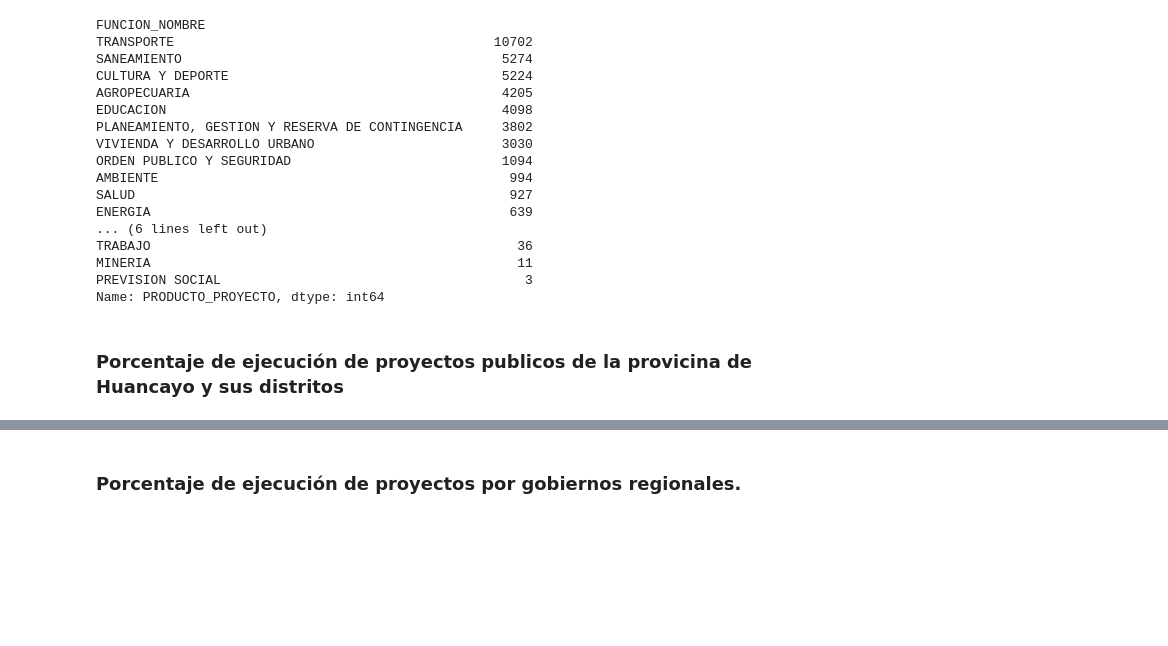
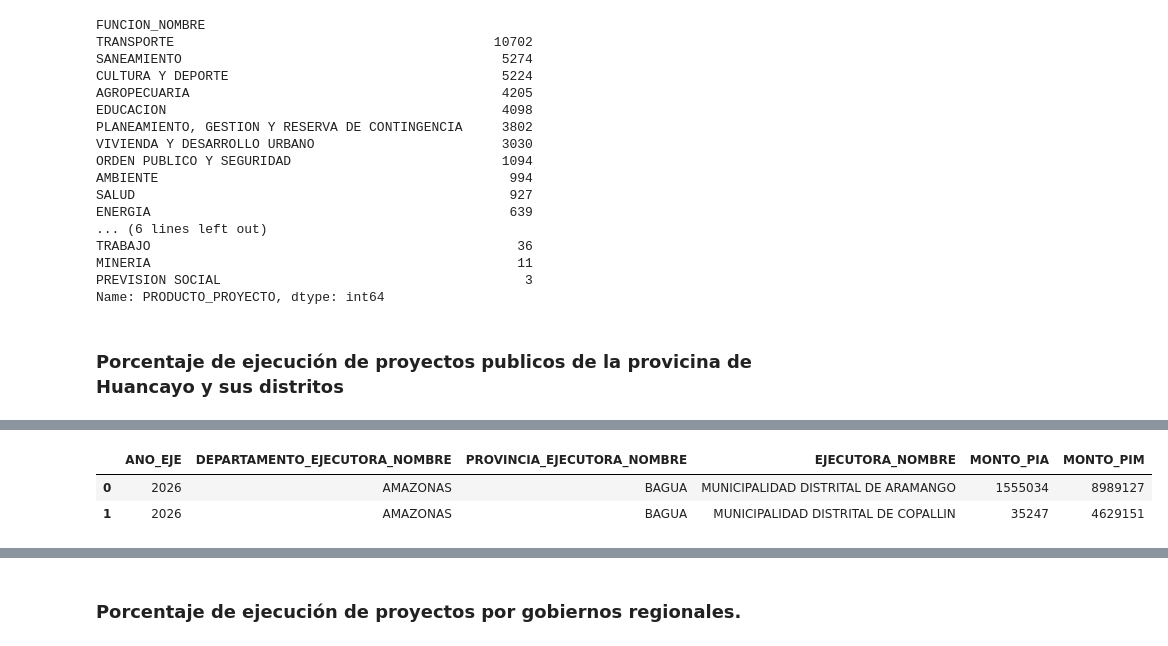
Before and after one commit to antonio-xrp/data_analysis_dashboard, a Jupyter notebook: projects/0.1_ejecucion_presupuesto/notebooks/0.1_presupuesto_ejecuciongasto.ipynb, the cells around one changed output, grey strips where cells are left out. Drawn from its saved outputs; the diff is of its cells as text; code cells hidden in the pictures; blank space fills up the shorter version.

```diff
--- a/projects/0.1_ejecucion_presupuesto/notebooks/0.1_presupuesto_ejecuciongasto.ipynb
+++ b/projects/0.1_ejecucion_presupuesto/notebooks/0.1_presupuesto_ejecuciongasto.ipynb
@@ -238,3 +240,22 @@ hyo_provincia
 | 1089 | JUNIN | HUANCAYO | MUNICIPALIDAD DISTRITAL DE QUICHUAY | 135306 | 453655 | 17000.00 | ... |
 | 1083 | JUNIN | HUANCAYO | MUNICIPALIDAD DISTRITAL DE HUASIC... | 3945531 | 9322239 | 311367.00 | ... |
 | 1097 | JUNIN | HUANCAYO | MUNICIPALIDAD DISTRITAL DE VIQUES | 134671 | 491334 | 0.00 | ... |
+# %%
+presupuesto = (proyectos_locales[proyectos_locales['MES_EJE'] == 0]
+                .groupby([
+                        'ANO_EJE',
+                        'DEPARTAMENTO_EJECUTORA_NOMBRE',
+                        'PROVINCIA_EJECUTORA_NOMBRE',
+                        'EJECUTORA_NOMBRE'])
+                [['MONTO_PIA','MONTO_PIM']]
+                .sum()
+                .reset_index())
+presupuesto.head()
+
+presupuesto.to_parquet('../data/processed/presupuesto.parquet', index=False)
+# %%
+presupuesto.head(2)
+# %% [output]
+|  | ANO_EJE | DEPARTAMENTO_EJECUTORA_NOMBRE | PROVINCIA_EJECUTORA_NOMBRE | EJECUTORA_NOMBRE | MONTO_PIA | MONTO_PIM |
+| 0 | 2026 | AMAZONAS | BAGUA | MUNICIPALIDAD DISTRITAL DE ARAMANGO | 1555034 | 8989127 |
+| 1 | 2026 | AMAZONAS | BAGUA | MUNICIPALIDAD DISTRITAL DE COPALLIN | 35247 | 4629151 |
```
Also changed, not shown: parts of 9 cells of this notebook, 17 other files.
